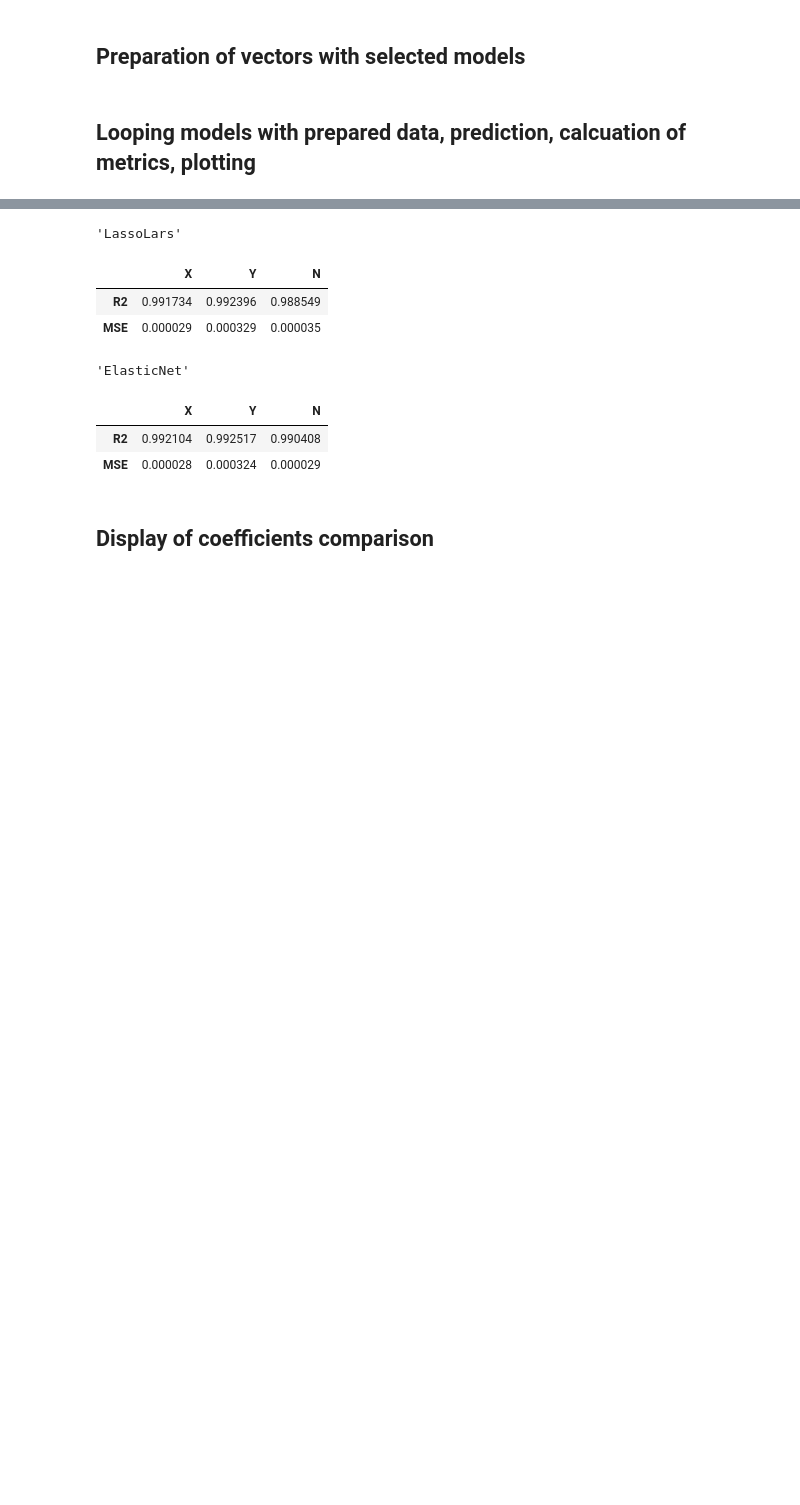
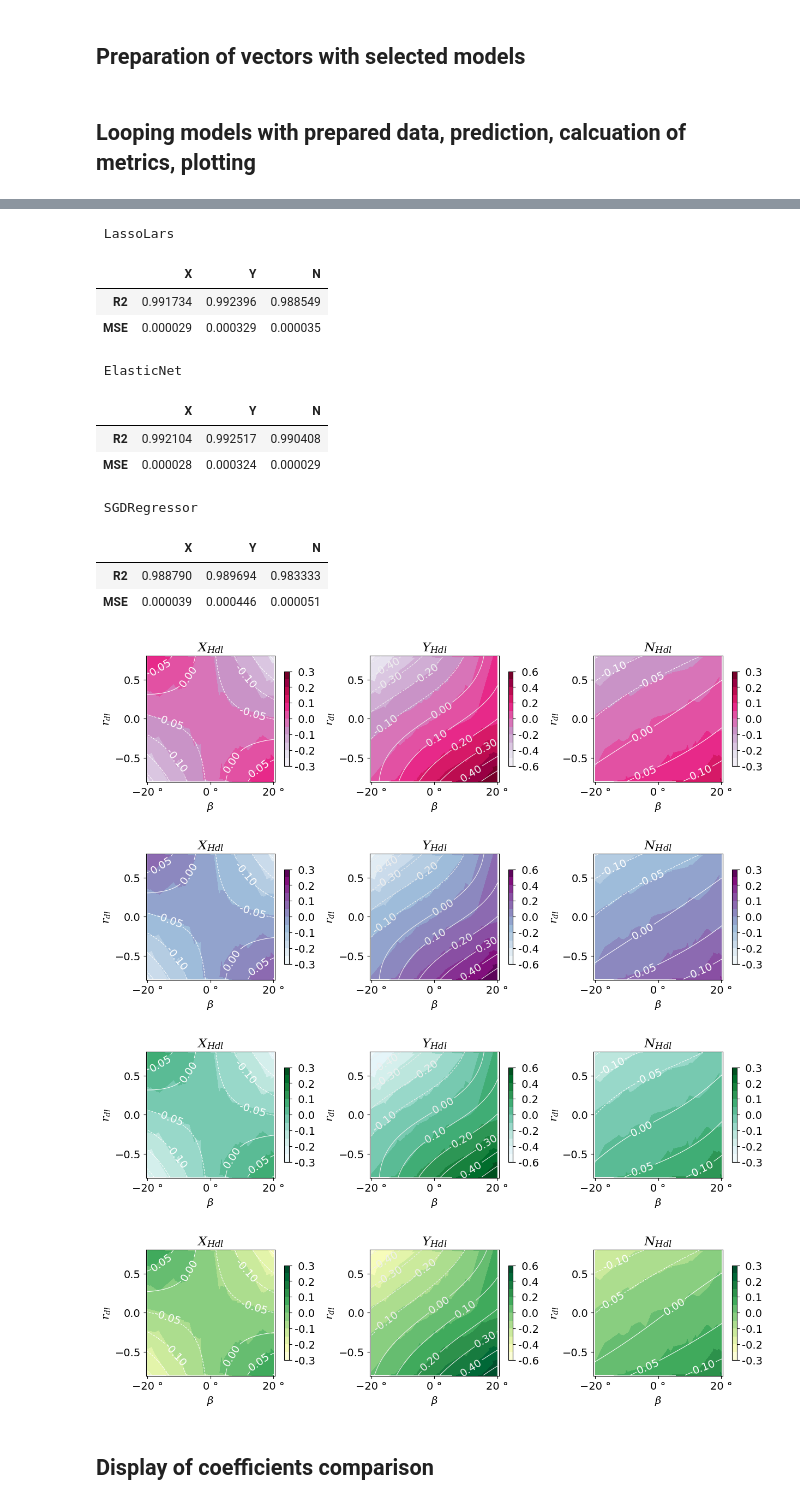
Before and after one commit to pciuh/multivariate-regression, a Jupyter notebook: hull_deriv.ipynb, the cells around one changed output, grey strips where cells are left out. Cells and saved outputs as stored; diff of their text form; code cells hidden in the pictures; blank space fills up the shorter version.

```diff
--- a/hull_deriv.ipynb
+++ b/hull_deriv.ipynb
@@ -154,7 +154,7 @@ par_gri = {'Ridge'       : {'alpha': np.linspace(0.0,1,3000)},
 vcfx,vcfy,vcfn = [],[],[]
 
 for mn in m_name:
-    display(mn)
+    print('\n\n',mn)
     zPrex,zProx,cfx,r2x,msex = predpoly(Xx,Yx,Xxo,model[mn],par_gri[mn])
     zPrey,zProy,cfy,r2y,msey = predpoly(Xy,Yy,Xyo,model[mn],par_gri[mn])
     zPren,zPron,cfn,r2n,msen = predpoly(Xy,Yn,Xyo,model[mn],par_gri[mn])
@@ -192,14 +192,22 @@ for mn in m_name:
 |  | X | Y | N |
 | R2 | 0.991850 | 0.992102 | 0.988863 |
 | MSE | 0.000029 | 0.000342 | 0.000034 |
-'LassoLars'
+ LassoLars
 |  | X | Y | N |
 | R2 | 0.991734 | 0.992396 | 0.988549 |
 | MSE | 0.000029 | 0.000329 | 0.000035 |
-'ElasticNet'
+ ElasticNet
 |  | X | Y | N |
 | R2 | 0.992104 | 0.992517 | 0.990408 |
 | MSE | 0.000028 | 0.000324 | 0.000029 |
+ SGDRegressor
+|  | X | Y | N |
+| R2 | 0.988790 | 0.989694 | 0.983333 |
+| MSE | 0.000039 | 0.000446 | 0.000051 |
+[figure, added]
+[figure, added]
+[figure, added]
+[figure, added]
 # %% [markdown]
 ## Display of coefficients comparison
 # %%
```
Also changed, not shown: parts of 1 cell of this notebook.
